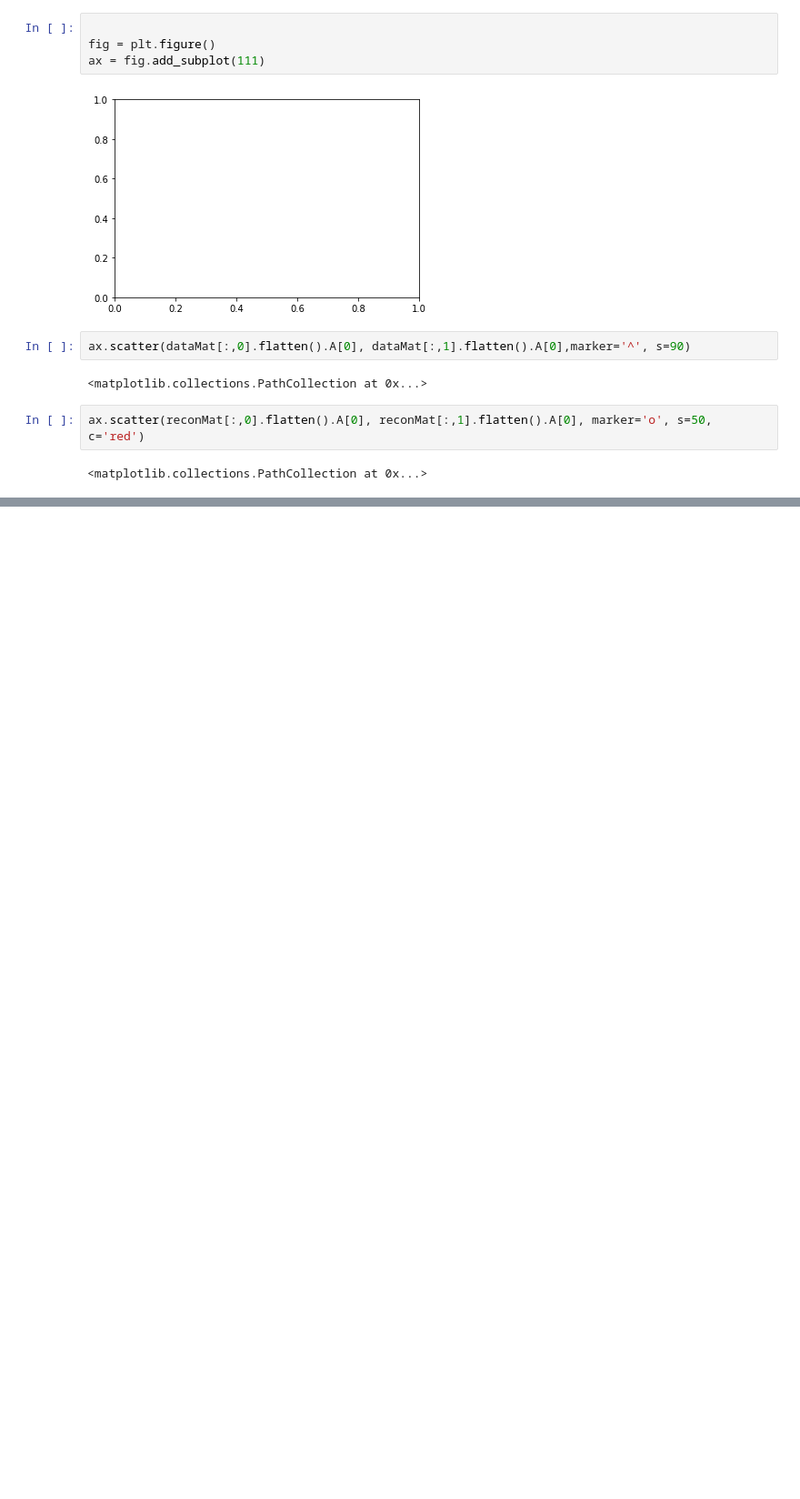
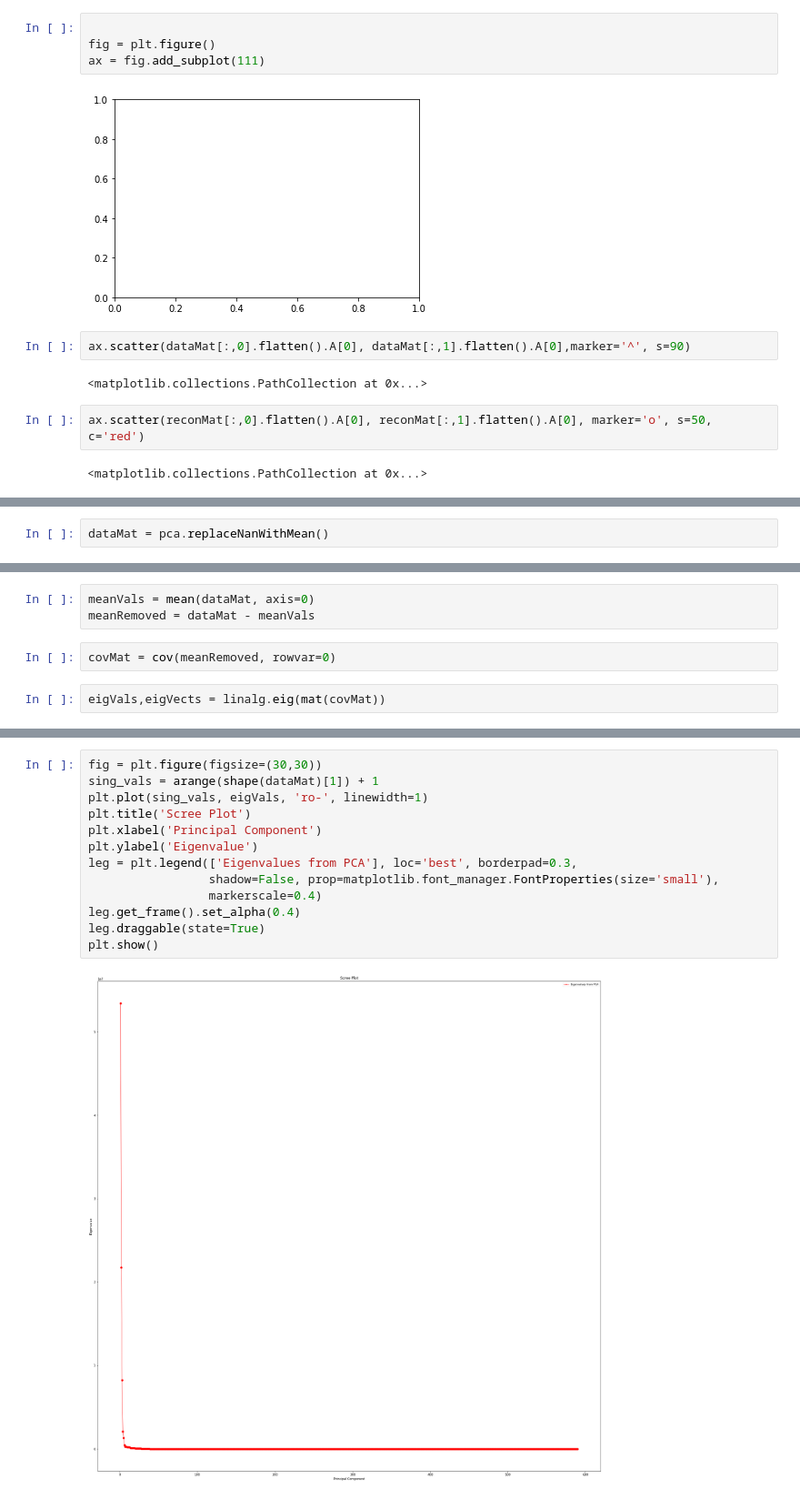
Before and after one commit to MickeyGeorge/dsc478, a Jupyter notebook: Chapter 13/pca.ipynb, the cells around one changed output, grey strips where cells are left out. Shown at 91% size. Drawn from its saved outputs; the diff is of its cells as text; blank space fills up the shorter version.

```diff
--- a/Chapter 13/pca.ipynb
+++ b/Chapter 13/pca.ipynb
@@ -45,0 +55,2 @@ ax.scatter(reconMat[:,0].flatten().A[0], reconMat[:,1].flatten().A[0], marker='o
+# %%
+dataMat = pca.replaceNanWithMean()
@@ -45,0 +77,7 @@ ax.scatter(reconMat[:,0].flatten().A[0], reconMat[:,1].flatten().A[0], marker='o
+# %%
+meanVals = mean(dataMat, axis=0)
+meanRemoved = dataMat - meanVals
+# %%
+covMat = cov(meanRemoved, rowvar=0)
+# %%
+eigVals,eigVects = linalg.eig(mat(covMat))
@@ -45,0 +104,15 @@ ax.scatter(reconMat[:,0].flatten().A[0], reconMat[:,1].flatten().A[0], marker='o
+# %%
+fig = plt.figure(figsize=(30,30))
+sing_vals = arange(shape(dataMat)[1]) + 1
+plt.plot(sing_vals, eigVals, 'ro-', linewidth=1)
+plt.title('Scree Plot')
+plt.xlabel('Principal Component')
+plt.ylabel('Eigenvalue')
+leg = plt.legend(['Eigenvalues from PCA'], loc='best', borderpad=0.3,
+                 shadow=False, prop=matplotlib.font_manager.FontProperties(size='small'),
+                 markerscale=0.4)
+leg.get_frame().set_alpha(0.4)
+leg.draggable(state=True)
+plt.show()
+# %% [output]
+[figure, added]
```
Also changed, not shown: parts of 7 cells of this notebook, 2 other files.
